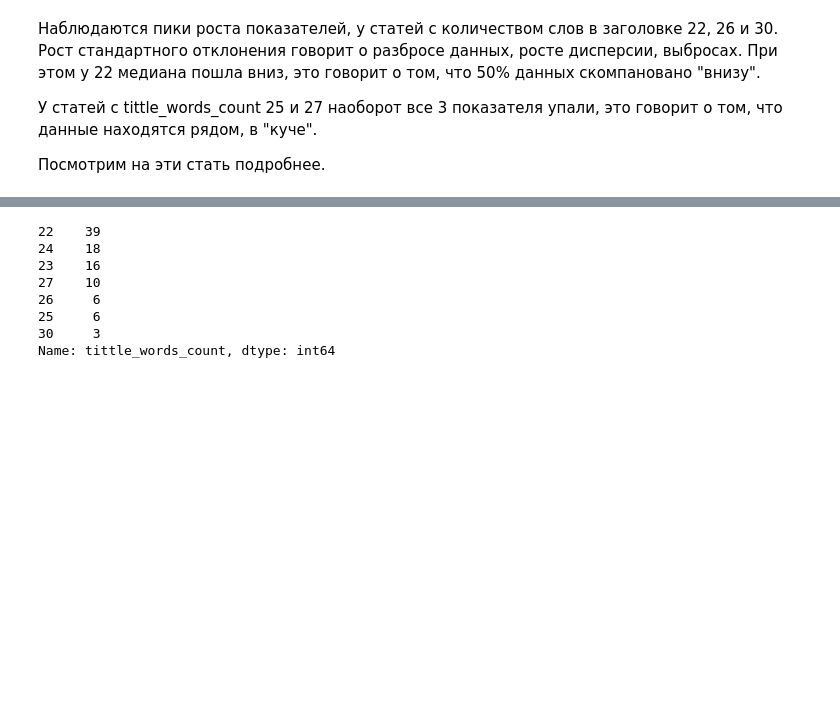
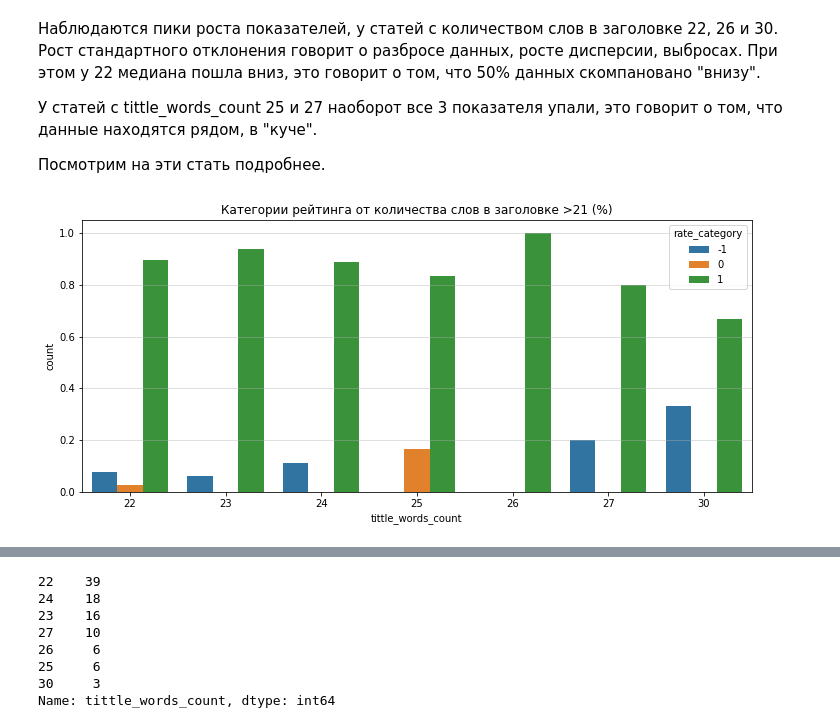
Before and after one commit to D7nis/DS_Habr_rate, a Jupyter notebook: Habr.ipynb, the cells around one changed output, grey strips where cells are left out. Drawn from its saved outputs; the diff is of its cells as text; code cells hidden in the pictures; blank space fills up the shorter version.

```diff
--- a/Habr.ipynb
+++ b/Habr.ipynb
@@ -520,4 +520,21 @@ sns.lineplot(data=df_rate_desc, palette="tab10", linewidth=2.5);
 У статей с tittle_words_count 25 и 27 наоборот все 3 показателя упали, это говорит о том, что данные находятся рядом, в "куче".
 
 Посмотрим на эти стать подробнее.
+# %%
+def dataTWC(normalize,title='',twc_treshhold=0):
+    dataTWC= df[df['tittle_words_count']>=twc_treshhold].groupby(['tittle_words_count'])['rate_category'].\
+                                                value_counts(normalize=normalize).rename('count').reset_index()
+    fsize = (12, 5)
+    fig, ax = plt.subplots(figsize=fsize)
+    plt.grid(alpha=0.5)
+    if twc_treshhold>0:
+        title = title + ' >'+str(twc_treshhold-1)
+    if normalize:
+        title = title + ' (%)'
+    plt.title(title)
+    sns.barplot(x='tittle_words_count', y='count', hue='rate_category',data=dataTWC);
+# %%
+dataTWC(True,'Категории рейтинга от количества слов в заголовке',22)
+# %% [output]
+[figure, added]
 # %%
```
Also changed, not shown: parts of 67 cells of this notebook.
